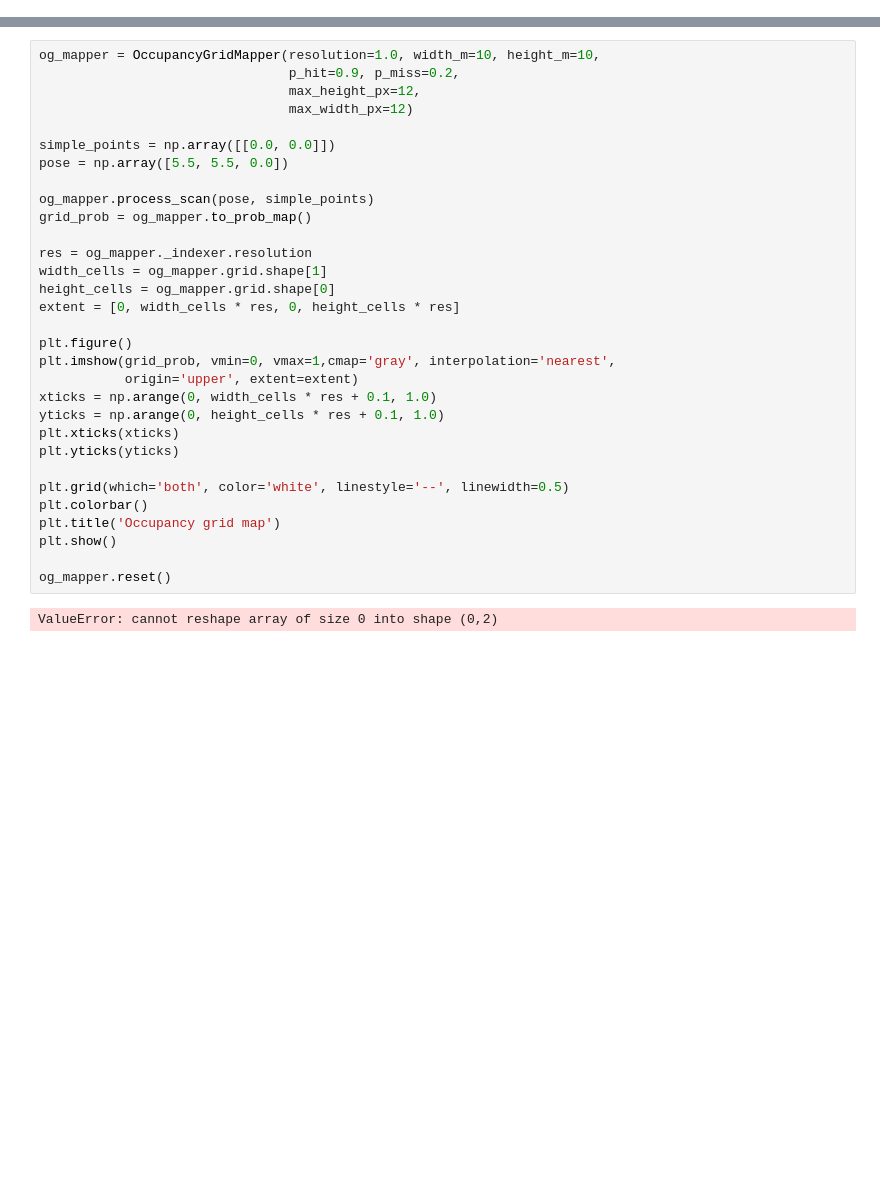
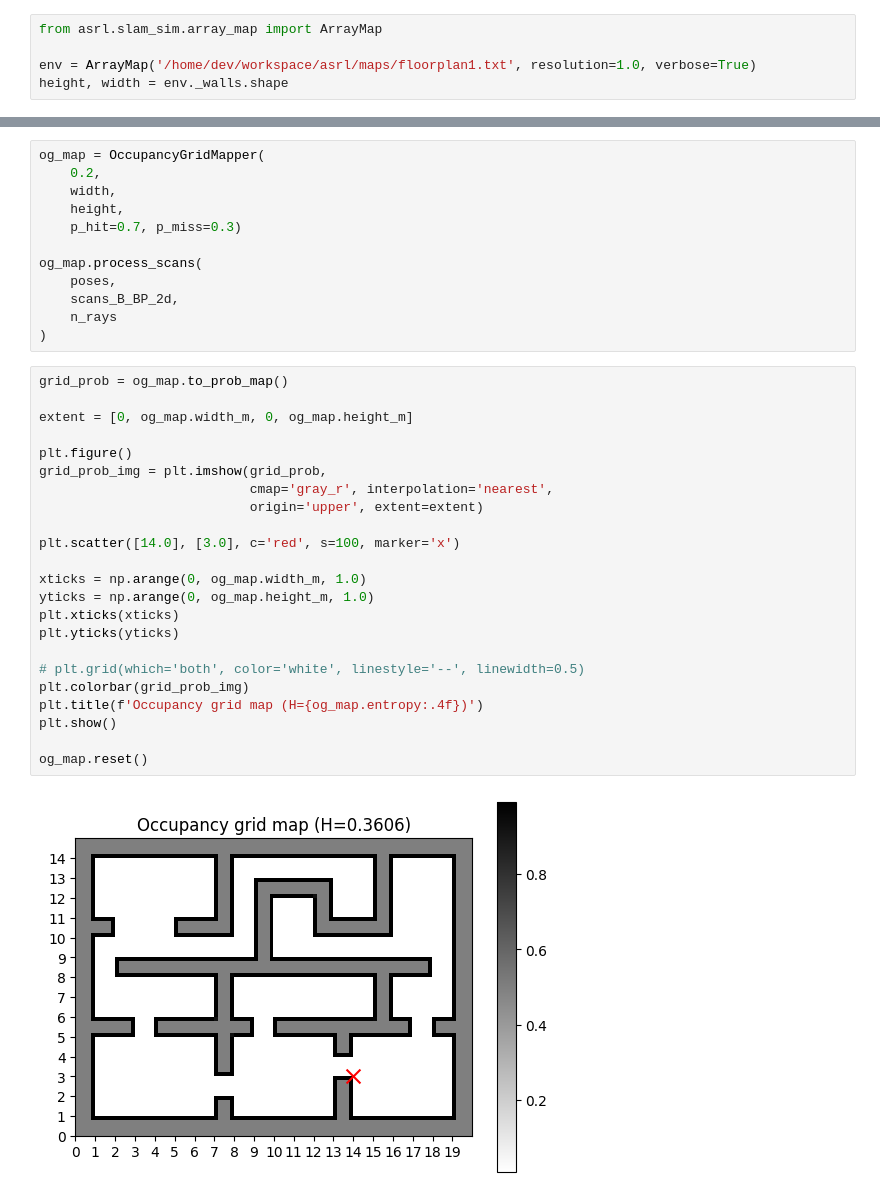
Before and after one commit to micahreich/active-slam-rl, a Jupyter notebook: asrl/ogmapping/ogmapper_tests.ipynb, the cells around one changed output, grey strips where cells are left out. Cells and saved outputs as stored; diff of their text form; blank space fills up the shorter version.

Commit message:
lets try this slam sim again and i made it faster

```diff
--- a/asrl/ogmapping/ogmapper_tests.ipynb
+++ b/asrl/ogmapping/ogmapper_tests.ipynb
@@ -9,0 +12,5 @@ from spatialmath import SE2, SO2
+# %%
+from asrl.slam_sim.array_map import ArrayMap
+
+env = ArrayMap('/home/dev/workspace/asrl/maps/floorplan1.txt', resolution=1.0, verbose=True)
+height, width = env._walls.shape
@@ -10,33 +63,37 @@ from spatialmath import SE2, SO2
+# %%
+og_map = OccupancyGridMapper(
+    0.2,
+    width,
+    height,
+    p_hit=0.7, p_miss=0.3)
+
+og_map.process_scans(
+    poses,
+    scans_B_BP_2d,
+    n_rays
+)
 # %%
-og_mapper = OccupancyGridMapper(resolution=1.0, width_m=10, height_m=10,
-                                p_hit=0.9, p_miss=0.2,
-                                max_height_px=12,
-                                max_width_px=12)
+grid_prob = og_map.to_prob_map()
 
-simple_points = np.array([[0.0, 0.0]])
-pose = np.array([5.5, 5.5, 0.0])
-
-og_mapper.process_scan(pose, simple_points)
-grid_prob = og_mapper.to_prob_map()
-
-res = og_mapper._indexer.resolution
-width_cells = og_mapper.grid.shape[1]
-height_cells = og_mapper.grid.shape[0]
-extent = [0, width_cells * res, 0, height_cells * res]
+extent = [0, og_map.width_m, 0, og_map.height_m]
 
 plt.figure()
-plt.imshow(grid_prob, vmin=0, vmax=1,cmap='gray', interpolation='nearest',
-           origin='upper', extent=extent)
-xticks = np.arange(0, width_cells * res + 0.1, 1.0)
-yticks = np.arange(0, height_cells * res + 0.1, 1.0)
+grid_prob_img = plt.imshow(grid_prob,
+                           cmap='gray_r', interpolation='nearest',
+                           origin='upper', extent=extent)
+
+plt.scatter([14.0], [3.0], c='red', s=100, marker='x')
+
+xticks = np.arange(0, og_map.width_m, 1.0)
+yticks = np.arange(0, og_map.height_m, 1.0)
 plt.xticks(xticks)
 plt.yticks(yticks)
 
-plt.grid(which='both', color='white', linestyle='--', linewidth=0.5)
-plt.colorbar()
-plt.title('Occupancy grid map')
+# plt.grid(which='both', color='white', linestyle='--', linewidth=0.5)
+plt.colorbar(grid_prob_img)
+plt.title(f'Occupancy grid map (H={og_map.entropy:.4f})')
 plt.show()
 
-og_mapper.reset()
+og_map.reset()
 # %% [output]
-ValueError: cannot reshape array of size 0 into shape (0,2)
+[figure, added]
```
Also changed, not shown: parts of 13 cells of this notebook, 13 other files.
